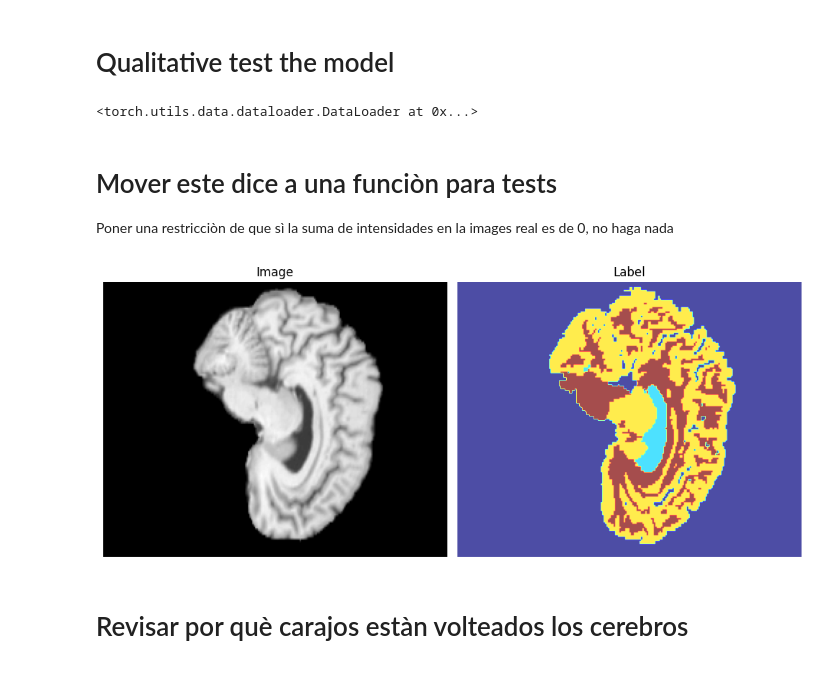
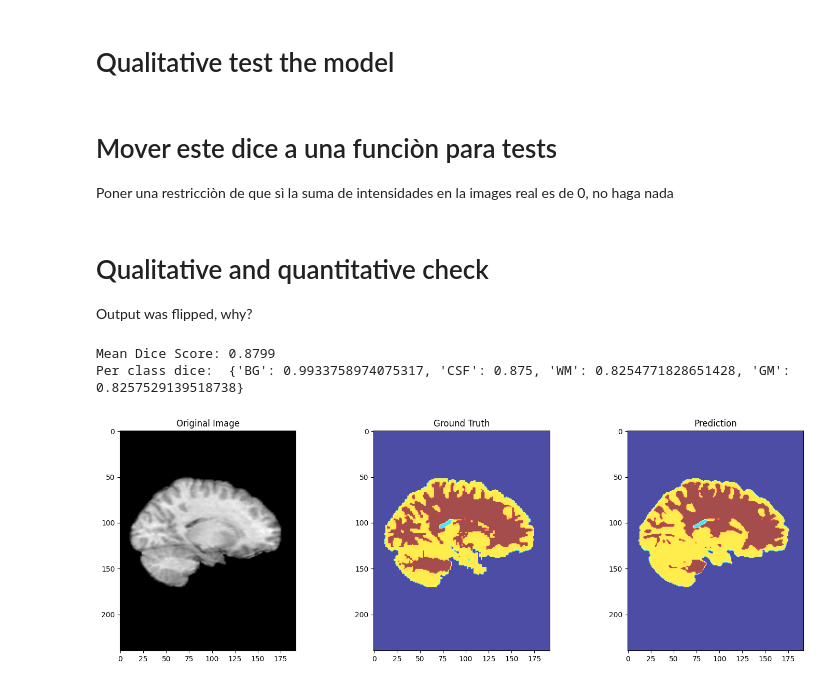
Before and after one commit to PabloBetancur428/Brain_tissue_segmentation_MISA_DL, a Jupyter notebook: src/Modular_DL/main_notebook.ipynb, the cells around one changed output. Cells and saved outputs as stored; diff of their text form; code cells hidden in the pictures.

Commit message:
Feat: Notebook ready for train, val, test. Registered images

```diff
--- a/src/Modular_DL/main_notebook.ipynb
+++ b/src/Modular_DL/main_notebook.ipynb
@@ -80,7 +173,7 @@ for batch_idx, (images, labels) in enumerate(dataloader_train):
         label = labels[img_idx]
         zero_sum_slices = []
         for slice_idx in range(images.shape[1]):
-            slice_sum = image[:, :, slice_idx].sum().item()
+            slice_sum = image[:, :, slice_idx].contiguous().sum().item()
             if slice_sum == 0:
                 zero_sum_slices.append(slice_idx)
 
@@ -132,16 +288,19 @@ Image 1
 # %%
 import torch
 import torch.optim as optim
+
 from Modular_DL.vanilla_unet import UNet2D
+
 from Modular_DL.loss_function import dice_loss
 from Modular_DL.metrics import dice_coefficient
 from Modular_DL.plot_losses import plot_losses
 device = torch.device("cuda" if torch.cuda.is_available() else "cpu")
 
-model = UNet2D(in_channels=1, out_channels=4).to(device)
-optimizer = optim.Adam(model.parameters(), lr=1e-4)
+model = UNet2D(in_channels=1, out_channels=4, dropout_prob=0.5).to(device)
+optimizer = torch.optim.Adam(model.parameters(), lr=1e-4, weight_decay=1e-5)
+scheduler = optim.lr_scheduler.StepLR(optimizer, step_size=3, gamma=0.1)  # Decay LR every 3 epochs by factor of 0.1
 # %%
-num_epochs = 10
+num_epochs = 20
 train_losses = []
 val_losses = []
 
@@ -180,8 +339,9 @@ for epoch in range(num_epochs):
 
         avg_val_loss = total_val_loss / len(dataloader_val)
         val_losses.append(avg_val_loss)
+    scheduler.step()
 
-    print(f"Epoch {epoch+1} / {num_epochs}, Train Loss {avg_train_loss:.4f}, Val Loss {avg_val_loss:.4f}")
+    print(f"Epoch {epoch+1} / {num_epochs}, Train Loss {avg_train_loss:.4f}, Val Loss {avg_val_loss:.4f}, Current LR: {scheduler.get_last_lr()[0]}")
 
 plot_losses(train_losses, val_losses)
 # %% [output]
@@ -265,7 +361,3 @@ dataloader_test = DataLoader(dataset_test, batch_size = 1, shuffle = True)
-# %%
-dataloader_test
-# %% [output]
-<torch.utils.data.dataloader.DataLoader at 0x...>
 # %% [markdown]
 # Mover este dice a una funciòn para tests
 Poner una restricciòn de que sì la suma de intensidades en la images real es de 0, no haga nada
@@ -283,35 +399,52 @@ def dice_coefficient_test_r(pred, target, epsilon=1e-6):
+# %% [markdown]
+# Qualitative and quantitative check
+Output was flipped, why?
 # %%
-#40
-batch = next(iter(dataloader_test))
+batch = next(iter(dataloader_train))
 images, labels = batch
 
 images = images.to(device)
 labels = labels.to(device)
 
-
-image_display = images[0].squeeze(0).cpu().numpy()
-labels_display = labels[0].cpu().numpy()
+model.eval()
+with torch.no_grad():
+    pred = model(images)
+    pred_softmax = F.softmax(pred, dim=1)
+    pred_classes = torch.argmax(pred_softmax, dim=1).squeeze(0).cpu()
 
 
 
-# Plot the image and label side by side
-plt.figure(figsize=(10, 5))
+label_slice = labels.squeeze(0).cpu()
+classes = {}
+perclass, dice_score_mean = dice_coefficient_per_class(pred_classes, label_slice, 4)
+classes["BG"] = perclass[0]
+classes["CSF"] = perclass[1]
+classes["WM"] = perclass[2]
+classes["GM"] = perclass[3]
+print(f"Mean Dice Score: {dice_score_mean:.4f}")
+print(f"Per class dice: ", classes)
+
+# Visualize the image, ground truth, and prediction
+plt.figure(figsize=(15, 5))
 
 # Original Image
-plt.subplot(1, 2, 1)
-plt.title("Image")
-plt.imshow(image_display, cmap="gray")
-plt.axis("off")
+plt.subplot(1, 3, 1)
+plt.title("Original Image")
+plt.imshow( np.flipud(np.transpose(images.squeeze().cpu().numpy())), cmap="gray")
 
-# Ground Truth / Label
-plt.subplot(1, 2, 2)
-plt.title("Label")
-plt.imshow(labels_display, cmap="jet", alpha=0.7)
-plt.axis("off")
+# Ground Truth
+plt.subplot(1, 3, 2)
+plt.title("Ground Truth")
+plt.imshow( np.flipud(np.transpose(label_slice.numpy())), cmap="jet", alpha=0.7)
+
+# Prediction
+plt.subplot(1, 3, 3)
+plt.title("Prediction")
+plt.imshow( np.flipud(np.transpose(pred_classes.numpy())), cmap="jet", alpha=0.7)
 
 plt.tight_layout()
 plt.show()
 # %% [output]
+Mean Dice Score: 0.8799
+Per class dice:  {'BG': 0.9933758974075317, 'CSF': 0.875, 'WM': 0.8254771828651428, 'GM': 0.8257529139518738}
-[figure, old version]
+[figure, new version]
-# %% [markdown]
-# Revisar por què carajos estàn volteados los cerebros
```
Also changed, not shown: parts of 27 cells of this notebook.
